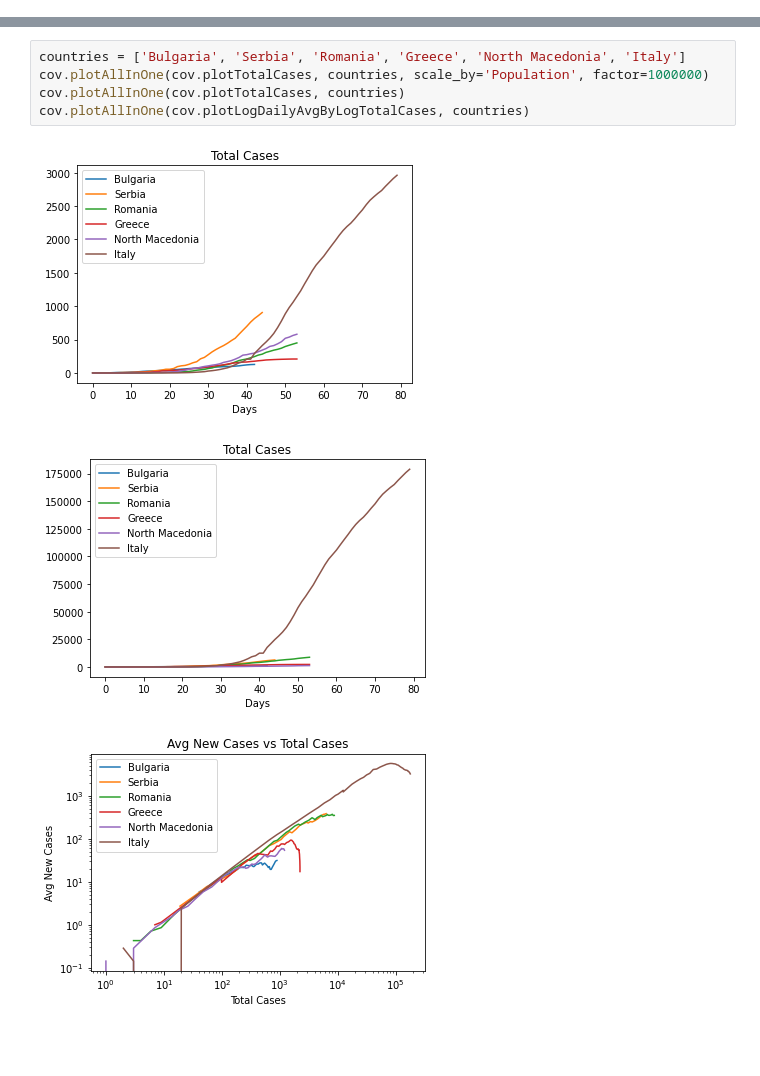
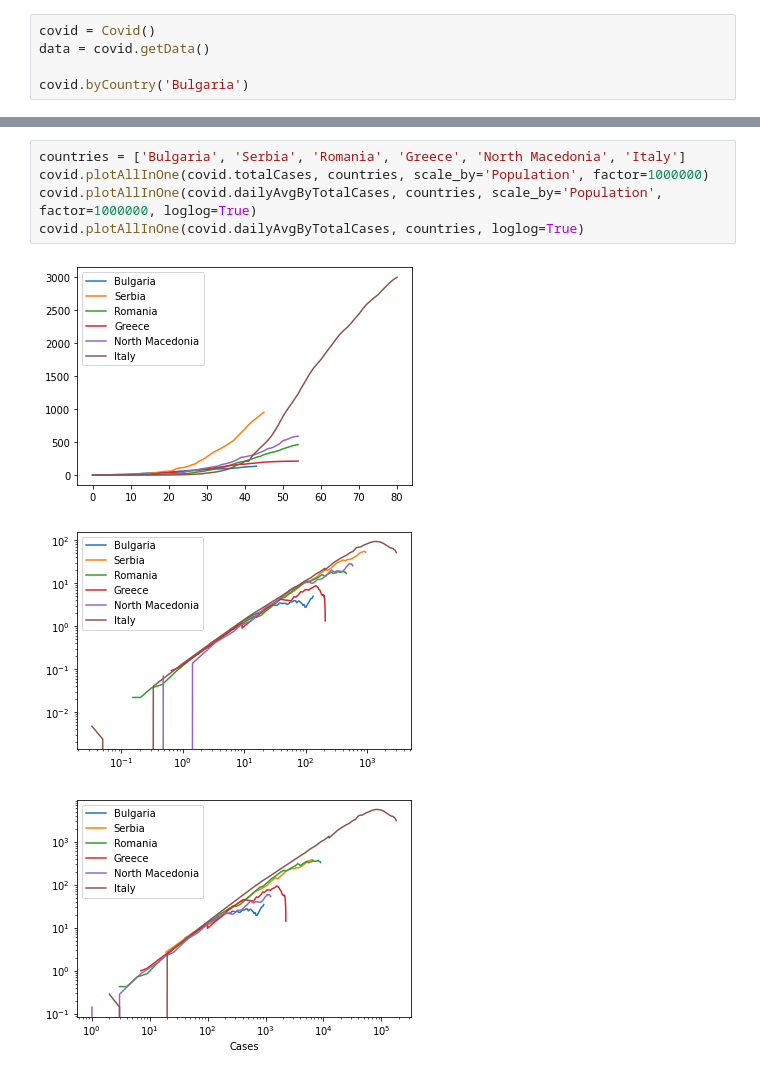
Before and after one commit to georgethebeatle/covid, a Jupyter notebook: Covid.ipynb, the cells around one changed output, grey strips where cells are left out. Saved outputs shown, nothing was run; the diff lists cells and outputs as text; blank space fills up the shorter version.

```diff
--- a/Covid.ipynb
+++ b/Covid.ipynb
@@ -25,0 +8,5 @@ data
+# %%
+covid = Covid()
+data = covid.getData()
+
+covid.byCountry('Bulgaria')
@@ -31,9 +36,9 @@ cov.plotCountriesStatus(['Bulgaria', 'North Macedonia'])
 # %%
 countries = ['Bulgaria', 'Serbia', 'Romania', 'Greece', 'North Macedonia', 'Italy']
-cov.plotAllInOne(cov.plotTotalCases, countries, scale_by='Population', factor=1000000)
-cov.plotAllInOne(cov.plotTotalCases, countries)
-cov.plotAllInOne(cov.plotLogDailyAvgByLogTotalCases, countries)
+covid.plotAllInOne(covid.totalCases, countries, scale_by='Population', factor=1000000)
+covid.plotAllInOne(covid.dailyAvgByTotalCases, countries, scale_by='Population', factor=1000000, loglog=True)
+covid.plotAllInOne(covid.dailyAvgByTotalCases, countries, loglog=True)
 # %% [output]
-[figure, old version]
+[figure, new version]
-[figure, old version]
+[figure, new version]
-[figure, old version]
+[figure, new version]
```
Also changed, not shown: parts of 4 cells of this notebook, 1 other file.
